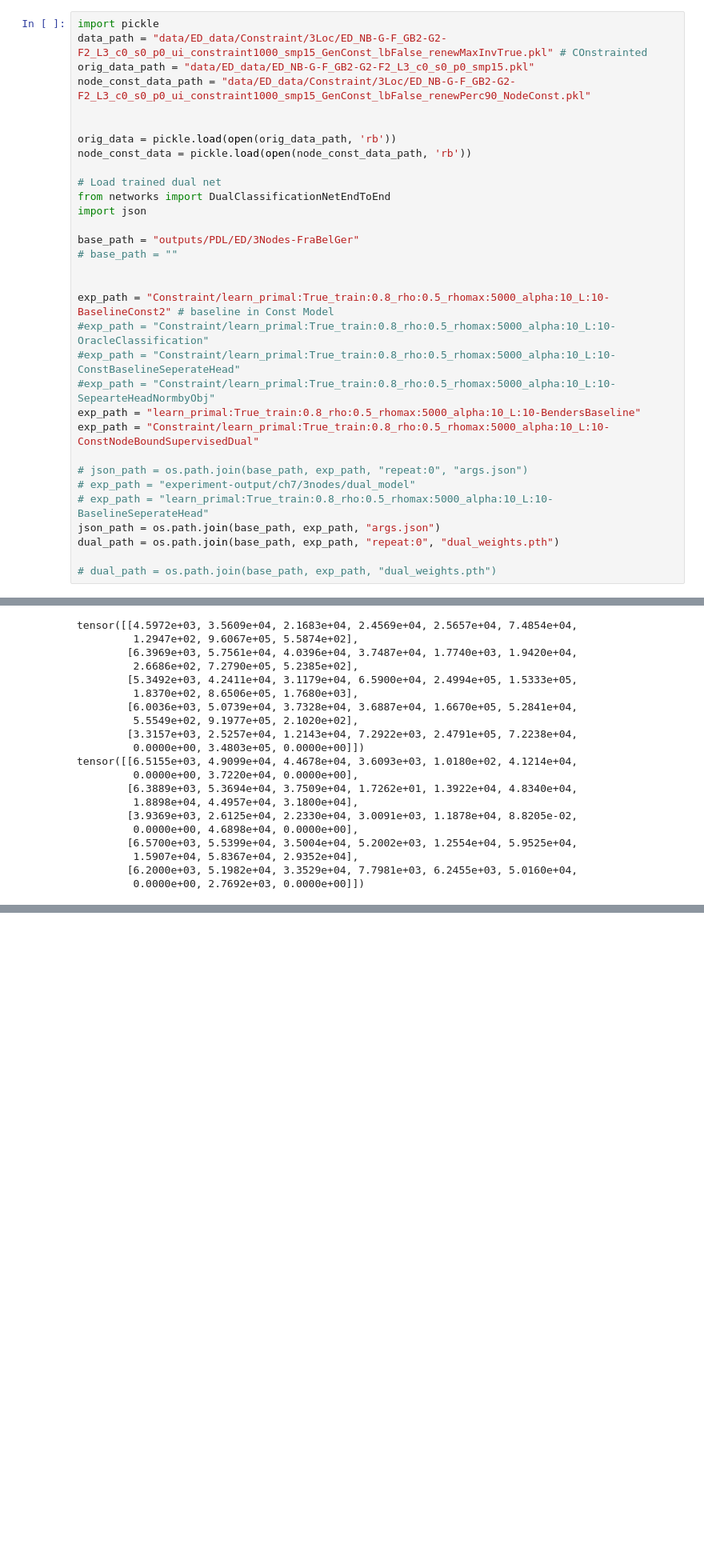
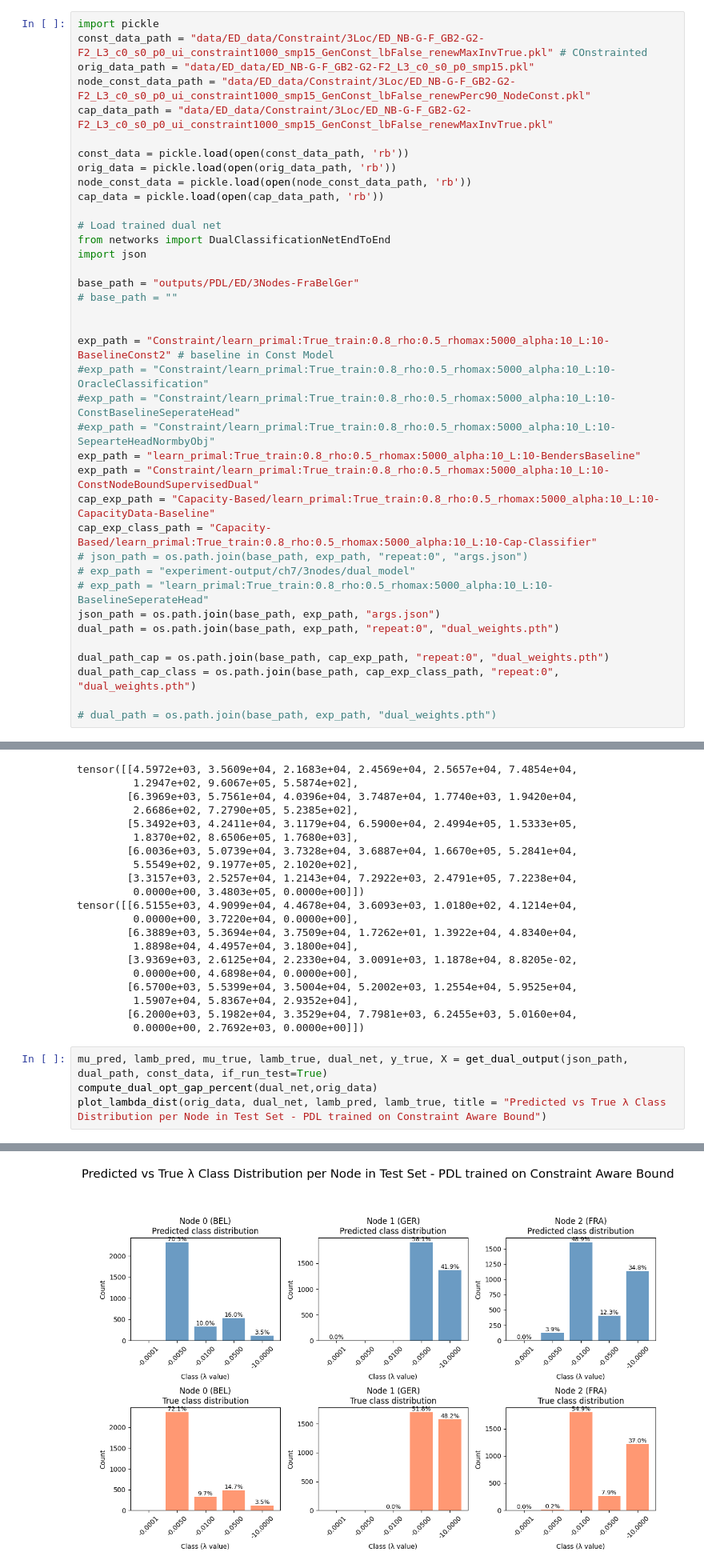
Before and after one commit to PeterrHH/ML-Enhanced-Benders, a Jupyter notebook: evaluate_dual.ipynb, the cells around one changed output, grey strips where cells are left out. Shown at 80% size. Drawn from its saved outputs; the diff is of its cells as text; blank space fills up the shorter version.

```diff
--- a/evaluate_dual.ipynb
+++ b/evaluate_dual.ipynb
@@ -233,13 +233,15 @@ def compute_dual_opt_gap_percent(
 ## Evaluation
 # %%
 import pickle
-data_path = "data/ED_data/Constraint/3Loc/ED_NB-G-F_GB2-G2-F2_L3_c0_s0_p0_ui_constraint1000_smp15_GenConst_lbFalse_renewMaxInvTrue.pkl" # COnstrainted
+const_data_path = "data/ED_data/Constraint/3Loc/ED_NB-G-F_GB2-G2-F2_L3_c0_s0_p0_ui_constraint1000_smp15_GenConst_lbFalse_renewMaxInvTrue.pkl" # COnstrainted
 orig_data_path = "data/ED_data/ED_NB-G-F_GB2-G2-F2_L3_c0_s0_p0_smp15.pkl"
 node_const_data_path = "data/ED_data/Constraint/3Loc/ED_NB-G-F_GB2-G2-F2_L3_c0_s0_p0_ui_constraint1000_smp15_GenConst_lbFalse_renewPerc90_NodeConst.pkl"
+cap_data_path = "data/ED_data/Constraint/3Loc/ED_NB-G-F_GB2-G2-F2_L3_c0_s0_p0_ui_constraint1000_smp15_GenConst_lbFalse_renewMaxInvTrue.pkl"
 
-
+const_data = pickle.load(open(const_data_path, 'rb'))
 orig_data = pickle.load(open(orig_data_path, 'rb'))
 node_const_data = pickle.load(open(node_const_data_path, 'rb'))
+cap_data = pickle.load(open(cap_data_path, 'rb'))
 
 # Load trained dual net
 from networks import DualClassificationNetEndToEnd
@@ -255,11 +257,15 @@ exp_path = "Constraint/learn_primal:True_train:0.8_rho:0.5_rhomax:5000_alpha:10_
 #exp_path = "Constraint/learn_primal:True_train:0.8_rho:0.5_rhomax:5000_alpha:10_L:10-SepearteHeadNormbyObj"
 exp_path = "learn_primal:True_train:0.8_rho:0.5_rhomax:5000_alpha:10_L:10-BendersBaseline"
 exp_path = "Constraint/learn_primal:True_train:0.8_rho:0.5_rhomax:5000_alpha:10_L:10-ConstNodeBoundSupervisedDual"
-
+cap_exp_path = "Capacity-Based/learn_primal:True_train:0.8_rho:0.5_rhomax:5000_alpha:10_L:10-CapacityData-Baseline"
+cap_exp_class_path = "Capacity-Based/learn_primal:True_train:0.8_rho:0.5_rhomax:5000_alpha:10_L:10-Cap-Classifier"
 # json_path = os.path.join(base_path, exp_path, "repeat:0", "args.json")
 # exp_path = "experiment-output/ch7/3nodes/dual_model"
 # exp_path = "learn_primal:True_train:0.8_rho:0.5_rhomax:5000_alpha:10_L:10-BaselineSeperateHead"
 json_path = os.path.join(base_path, exp_path, "args.json")
 dual_path = os.path.join(base_path, exp_path, "repeat:0", "dual_weights.pth")
 
+dual_path_cap = os.path.join(base_path, cap_exp_path, "repeat:0", "dual_weights.pth")
+dual_path_cap_class = os.path.join(base_path, cap_exp_class_path, "repeat:0", "dual_weights.pth")
+
 # dual_path = os.path.join(base_path, exp_path, "dual_weights.pth")
@@ -288,3 +307,8 @@ tensor([[6.5155e+03, 4.9099e+04, 4.4678e+04, 3.6093e+03, 1.0180e+02, 4.1214e+04,
          1.5907e+04, 5.8367e+04, 2.9352e+04],
         [6.2000e+03, 5.1982e+04, 3.3529e+04, 7.7981e+03, 6.2455e+03, 5.0160e+04,
          0.0000e+00, 2.7692e+03, 0.0000e+00]])
+# %%
+mu_pred, lamb_pred, mu_true, lamb_true, dual_net, y_true, X = get_dual_output(json_path, dual_path, const_data, if_run_test=True)
+compute_dual_opt_gap_percent(dual_net,orig_data)
+plot_lambda_dist(orig_data, dual_net, lamb_pred, lamb_true, title = "Predicted vs True λ Class Distribution per Node in Test Set - PDL trained on Constraint Aware Bound")
+# %% [output]
@@ -290,0 +316 @@ tensor([[6.5155e+03, 4.9099e+04, 4.4678e+04, 3.6093e+03, 1.0180e+02, 4.1214e+04,
+[figure, added]
```
Also changed, not shown: parts of 4 cells of this notebook, 8 other files.
